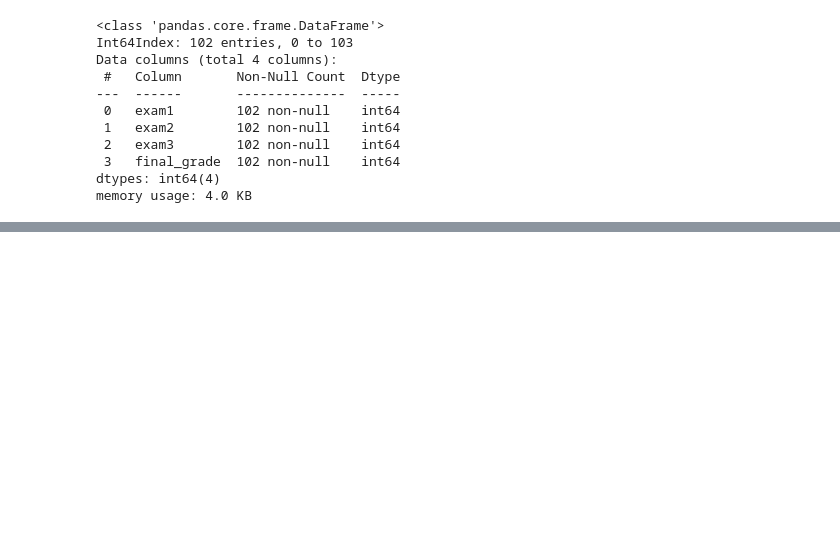
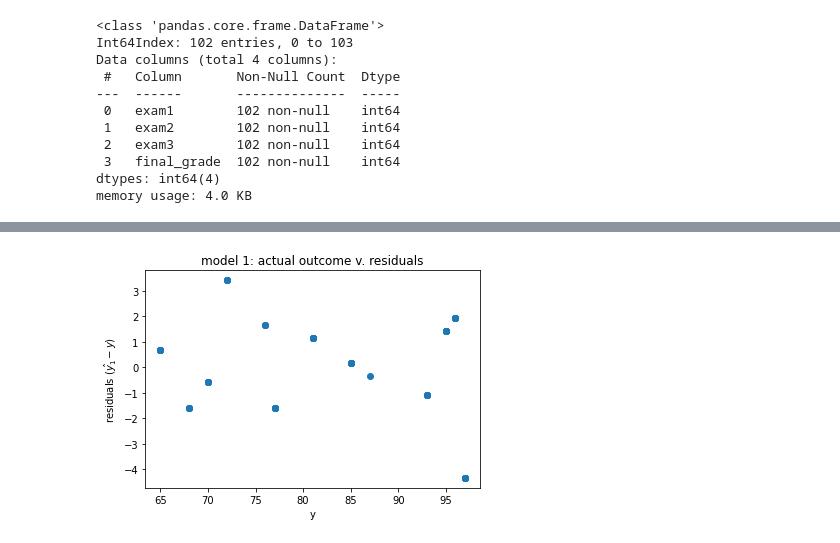
Before and after one commit to Promeos/regression-exercises, a Jupyter notebook: model.ipynb, the cells around one changed output, grey strips where cells are left out. Drawn from its saved outputs; the diff is of its cells as text; code cells hidden in the pictures; blank space fills up the shorter version.

```diff
--- a/model.ipynb
+++ b/model.ipynb
@@ -89,0 +99,7 @@ Tune your models using validate to improve performance. Select the model w/ the
+# %%
+plt.scatter(df_model_evals.y, df_model_evals.residuals1)
+plt.title('model 1: actual outcome v. residuals')
+plt.xlabel('y')
+plt.ylabel('residuals ($\hat{y_1} - y)$');
+# %% [output]
+[figure, added]
```
Also changed, not shown: parts of 49 cells of this notebook, 1 other file.
